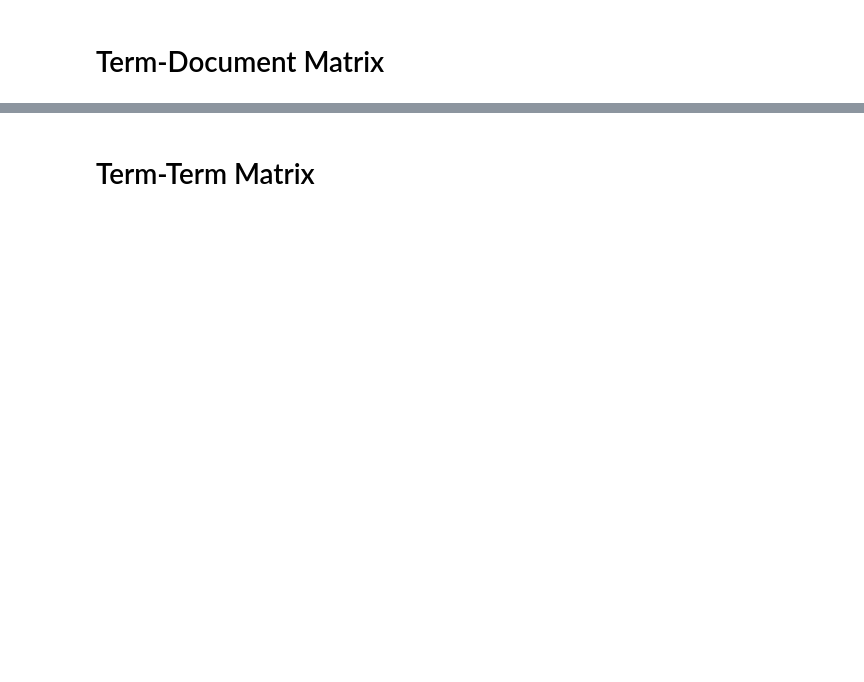
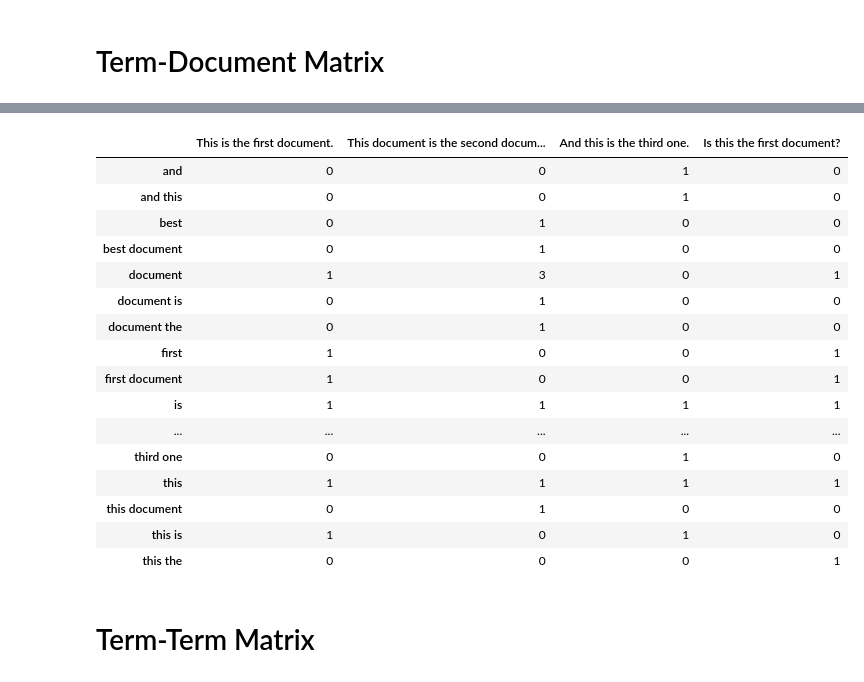
Before and after one commit to ben300694/word-embeddings, a Jupyter notebook: exercises/03_frequency_methods.ipynb, the cells around one changed output, grey strips where cells are left out. Cells and saved outputs as stored; diff of their text form; code cells hidden in the pictures; blank space fills up the shorter version.

```diff
--- a/exercises/03_frequency_methods.ipynb
+++ b/exercises/03_frequency_methods.ipynb
@@ -25,3 +39,39 @@ AttributeError: 'CountVectorizer' object has no attribute 'get_feature_names_out
+# %%
+documents = [
+    "This is the first document.",
+    "This document is the second document, the best document.",
+    "And this is the third one.",
+    "Is this the first document?",
+]
+
+vectorizer = CountVectorizer(ngram_range=(1, 2))
+X = vectorizer.fit_transform(documents)
+
+df = pd.DataFrame(
+    X.T.todense(),
+    index=vectorizer.get_feature_names_out(),
+    columns=[n for n in documents],
+)
+
+df
+# %% [output]
+|  | This is the first document. | This document is the second docum... | And this is the third one. | Is this the first document? |
+| and | 0 | 0 | 1 | 0 |
+| and this | 0 | 0 | 1 | 0 |
+| best | 0 | 1 | 0 | 0 |
+| best document | 0 | 1 | 0 | 0 |
+| document | 1 | 3 | 0 | 1 |
+| document is | 0 | 1 | 0 | 0 |
+| document the | 0 | 1 | 0 | 0 |
+| first | 1 | 0 | 0 | 1 |
+| first document | 1 | 0 | 0 | 1 |
+| is | 1 | 1 | 1 | 1 |
+| ... | ... | ... | ... | ... |
+| third one | 0 | 0 | 1 | 0 |
+| this | 1 | 1 | 1 | 1 |
+| this document | 0 | 1 | 0 | 0 |
+| this is | 1 | 0 | 1 | 0 |
+| this the | 0 | 0 | 0 | 1 |
 # %% [markdown]
 # Term-Term Matrix
 # %%
```
Also changed, not shown: parts of 15 cells of this notebook, 1 other file.
